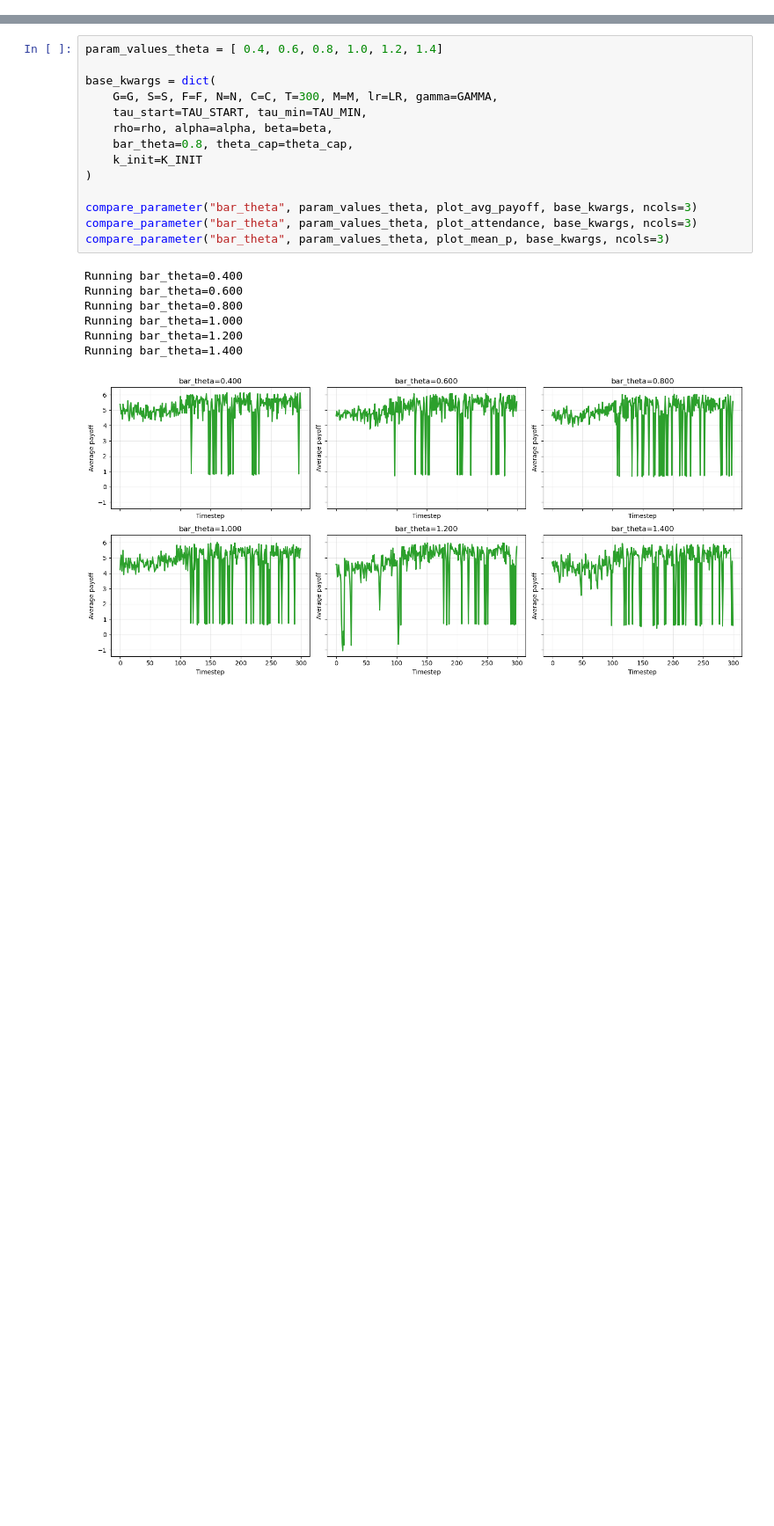
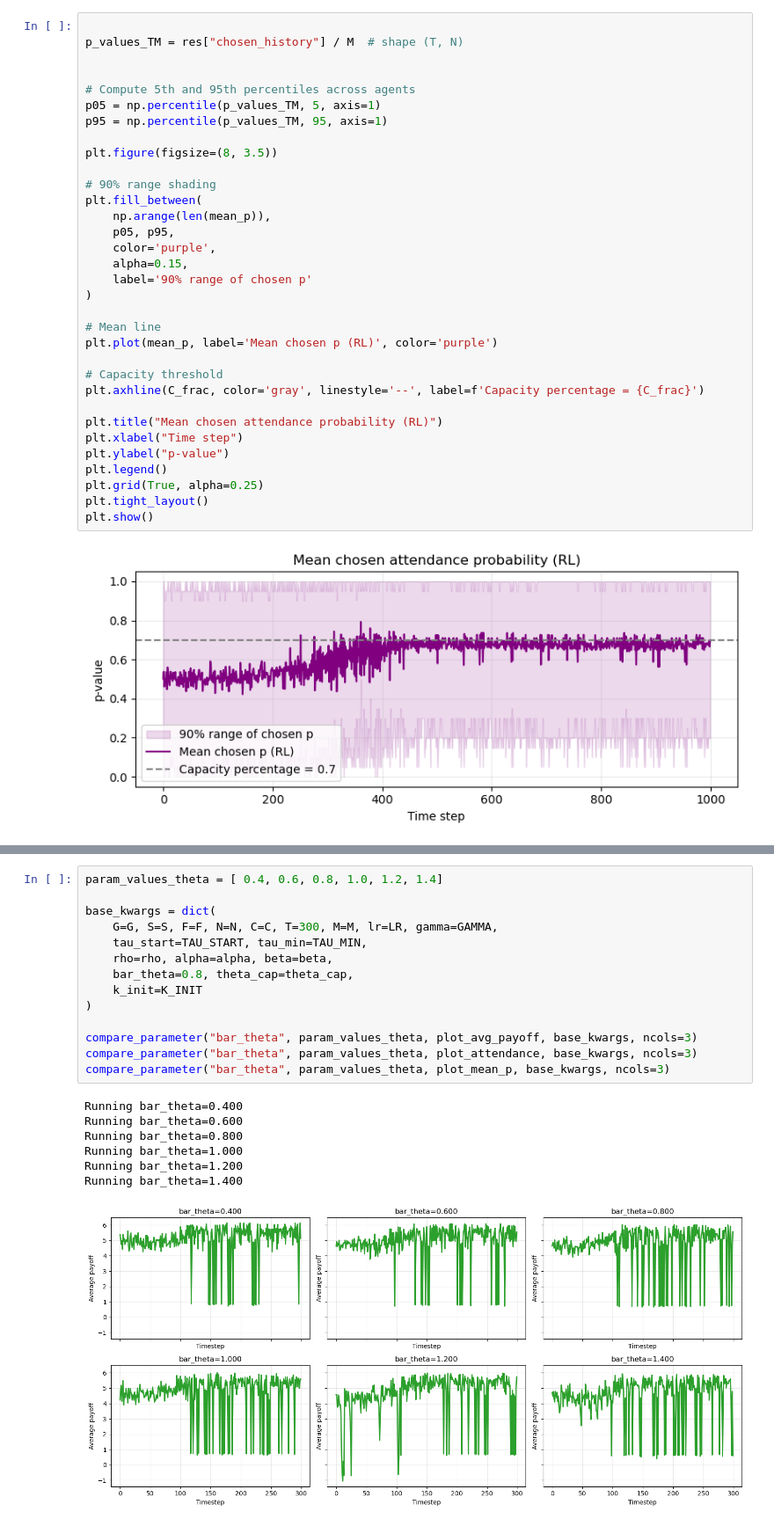
Before and after one commit to DragonsAreFuckingCool/discrete-probability-multi-agent-reinforcement-learning, a Jupyter notebook: IndividualPunishment.ipynb, the cells around one changed output, grey strips where cells are left out. Shown at 88% size. Drawn from its saved outputs; the diff is of its cells as text; blank space fills up the shorter version.

```diff
--- a/IndividualPunishment.ipynb
+++ b/IndividualPunishment.ipynb
@@ -294,4 +292,39 @@ Mean chosen p (last 20): 0.670
 [figure]
+# %%
+
+p_values_TM = res["chosen_history"] / M  # shape (T, N)
+
+
+# Compute 5th and 95th percentiles across agents
+p05 = np.percentile(p_values_TM, 5, axis=1)
+p95 = np.percentile(p_values_TM, 95, axis=1)
+
+plt.figure(figsize=(8, 3.5))
+
+# 90% range shading
+plt.fill_between(
+    np.arange(len(mean_p)),
+    p05, p95,
+    color='purple',
+    alpha=0.15,
+    label='90% range of chosen p'
+)
+
+# Mean line
+plt.plot(mean_p, label='Mean chosen p (RL)', color='purple')
+
+# Capacity threshold
+plt.axhline(C_frac, color='gray', linestyle='--', label=f'Capacity percentage = {C_frac}')
+
+plt.title("Mean chosen attendance probability (RL)")
+plt.xlabel("Time step")
+plt.ylabel("p-value")
+plt.legend()
+plt.grid(True, alpha=0.25)
+plt.tight_layout()
+plt.show()
+# %% [output]
+[figure, added]
 # %%
 # Compute each agent’s average payoff over the full run
 agent_avg_payoffs = res["all_payoffs"].mean(axis=0)
```
Also changed, not shown: parts of 5 cells of this notebook, 1 other file.
